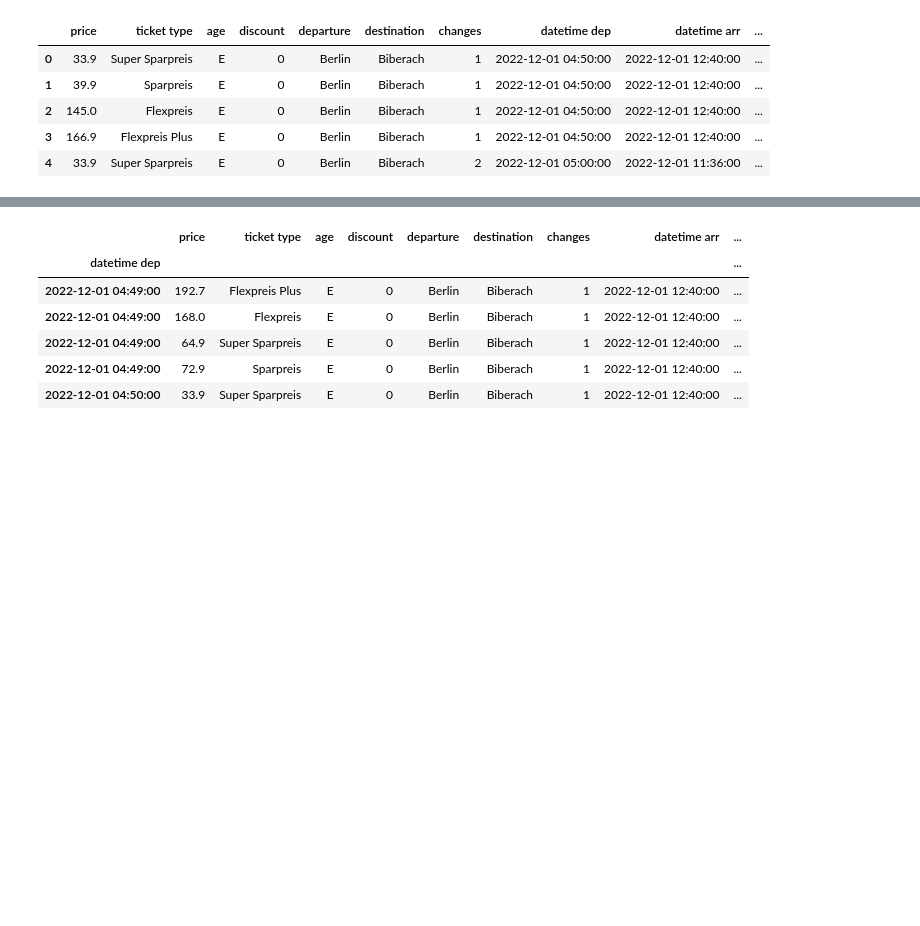
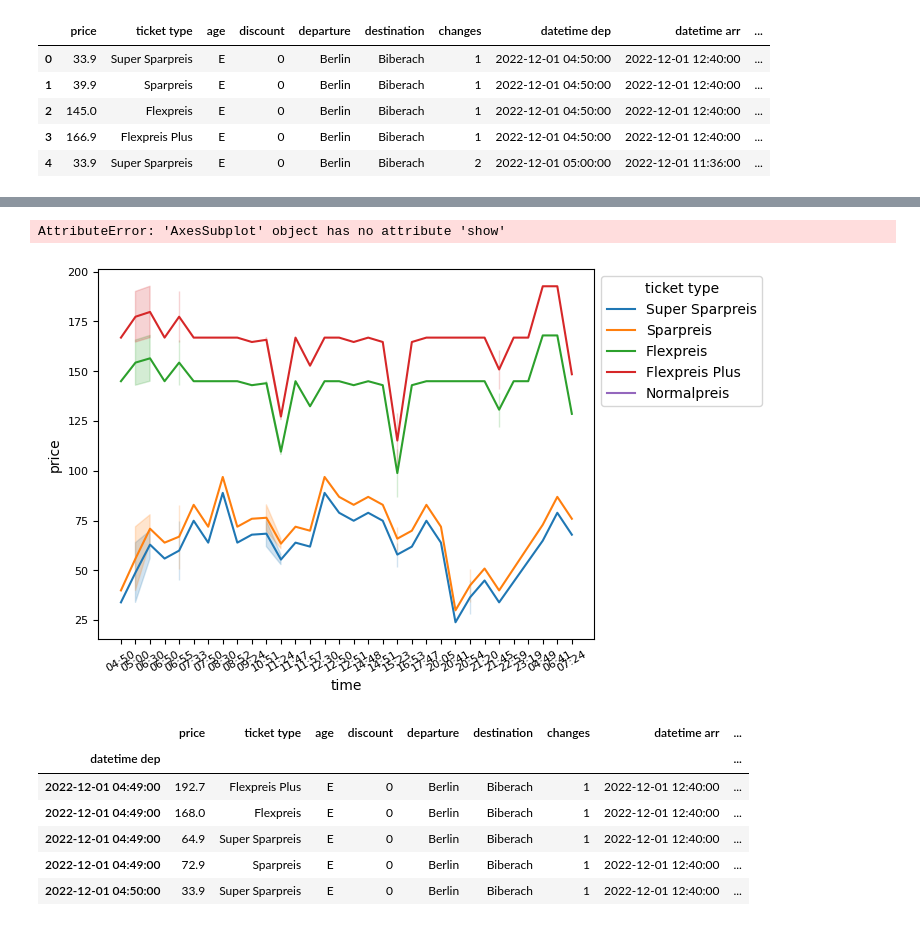
Before and after one commit to emely3h/SE_25_Data_Science, a Jupyter notebook: final_project/clean-data.ipynb, the cells around one changed output, grey strips where cells are left out. Cells and saved outputs as stored; diff of their text form; code cells hidden in the pictures; blank space fills up the shorter version.

```diff
--- a/final_project/clean-data.ipynb
+++ b/final_project/clean-data.ipynb
@@ -176,0 +183,9 @@ df['time'] = df['datetime dep'].dt.time
+# %%
+plt = sb.lineplot(data=df, x='time', y='price', hue='ticket type')
+plt.set_xticklabels(plt.get_xticklabels(),rotation = 30)
+plt.tick_params(labelsize=8)
+sb.move_legend(plt, "upper left", bbox_to_anchor=(1, 1))
+plt.show()
+# %% [output]
+AttributeError: 'AxesSubplot' object has no attribute 'show'
+[figure, added]
```
Also changed, not shown: parts of 7 cells of this notebook, 2 other files.
